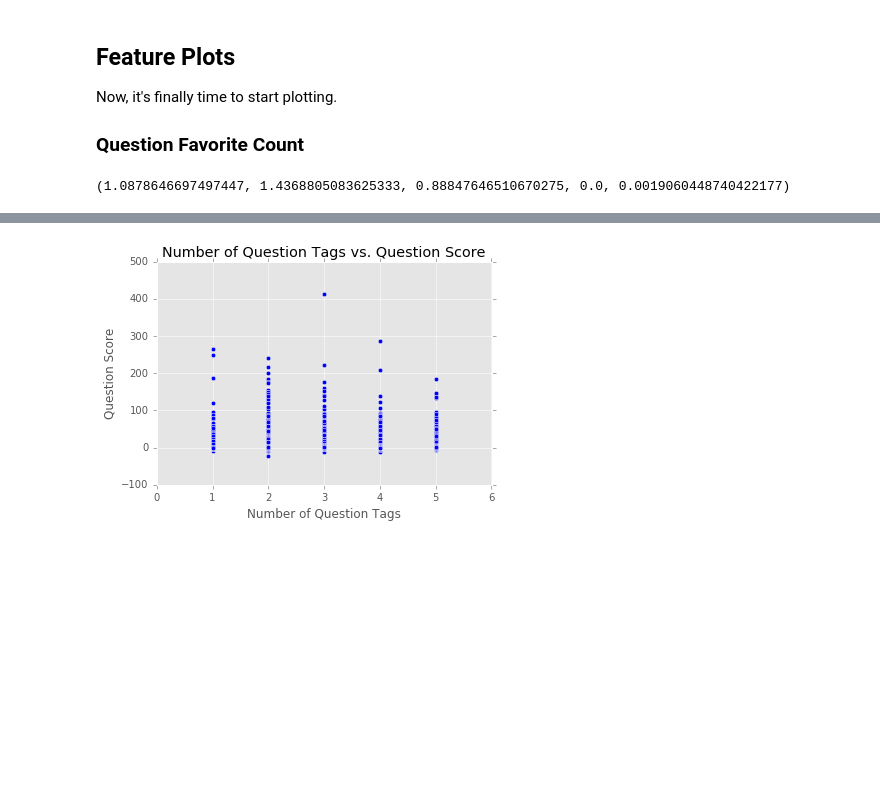
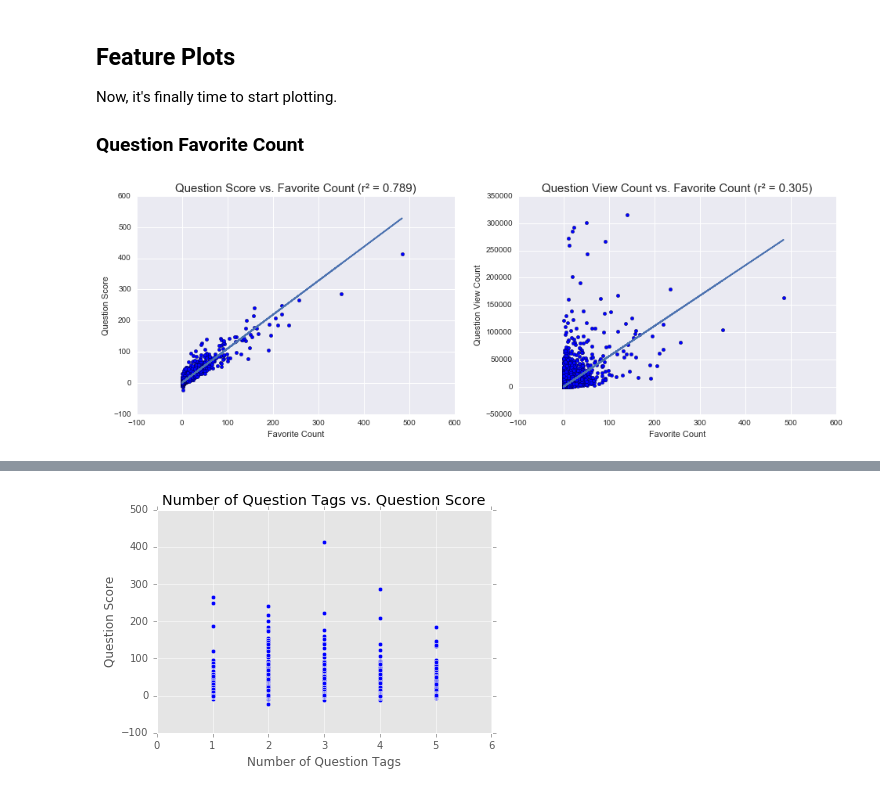
Before and after one commit to alexmfriedman/stack-exchange-analysis, a Jupyter notebook: Stack Overflow Analysis.ipynb, the cells around one changed output, grey strips where cells are left out. Saved outputs shown, nothing was run; the diff lists cells and outputs as text; code cells hidden in the pictures; blank space fills up the shorter version.

```diff
--- a/Stack Overflow Analysis.ipynb
+++ b/Stack Overflow Analysis.ipynb
@@ -444,18 +470,18 @@ Now, it's finally time to start plotting.
 
 ### Question Favorite Count
 # %%
-question_favorite_counts = c.execute('''
-                            SELECT FavoriteCount
-                            FROM posts
-                            WHERE PostTypeId = 1
-                            ORDER BY Id''').fetchall()
-question_favorite_counts = map(lambda x: x[0] if x[0] else 0, question_favorite_counts)
+question_favorite_counts = query(c, '''
+                                    SELECT FavoriteCount
+                                    FROM posts
+                                    WHERE PostTypeId = 1
+                                    ORDER BY Id''')
+question_favorite_counts = map(lambda x: x if x else 0, question_favorite_counts)
 
 plot_features(
     [question_favorite_counts] * 2,
     ys_questions,
     ['Favorite Count'] * 2,
     y_labels_questions
 )
 # %% [output]
-(1.0878646697497447, 1.4368805083625333, 0.88847646510670275, 0.0, 0.0019060448740422177)
+[figure, added]
```
Also changed, not shown: parts of 11 cells of this notebook.
